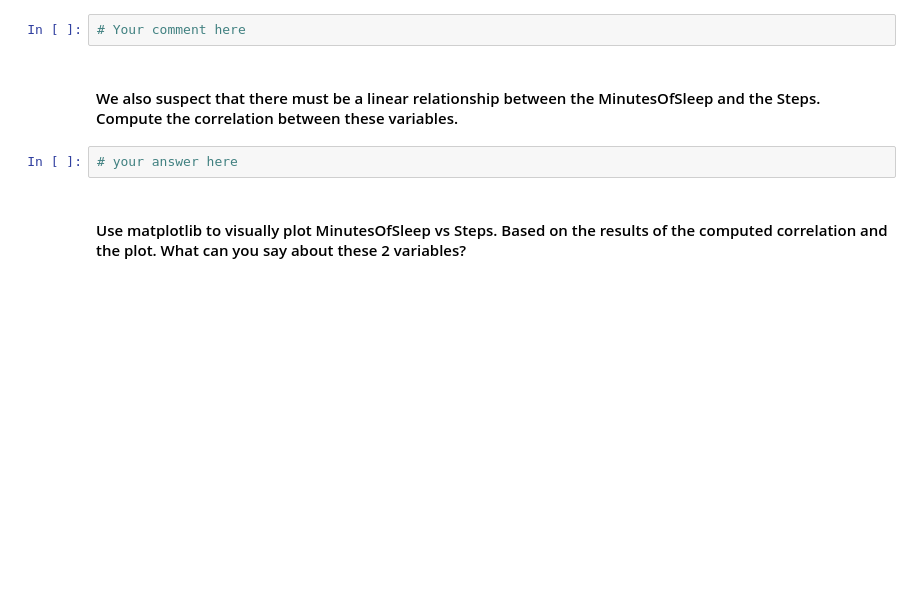
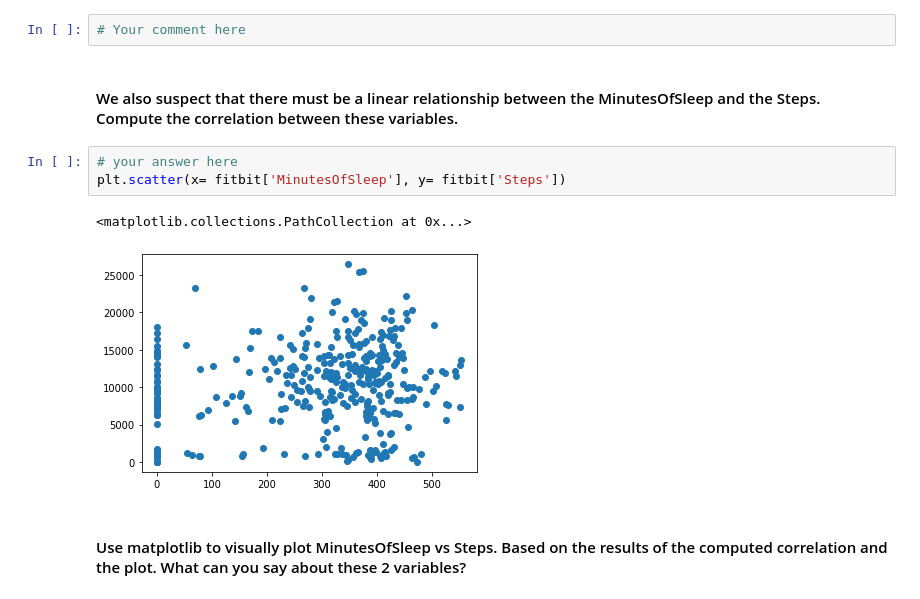
Before and after one commit to ta-datapt-bcn/lab-pivot-table-and-correlation, a Jupyter notebook: your_code/main.ipynb, the cells around one changed output. Saved outputs shown, nothing was run; the diff lists cells and outputs as text; blank space fills up the shorter version.

```diff
--- a/your_code/main.ipynb
+++ b/your_code/main.ipynb
@@ -106,6 +202,10 @@
 #### We also suspect that there must be a linear relationship between the MinutesOfSleep and the Steps. Compute the correlation between these variables.
 # %%
 # your answer here
+plt.scatter(x= fitbit['MinutesOfSleep'], y= fitbit['Steps'])
+# %% [output]
+<matplotlib.collections.PathCollection at 0x...>
+[figure, added]
 # %% [markdown]
 #### Use matplotlib to visually plot MinutesOfSleep vs Steps. Based on the results of the computed correlation and the plot. What can you say about these 2 variables?
 # %%
```
Also changed, not shown: parts of 21 cells of this notebook.
